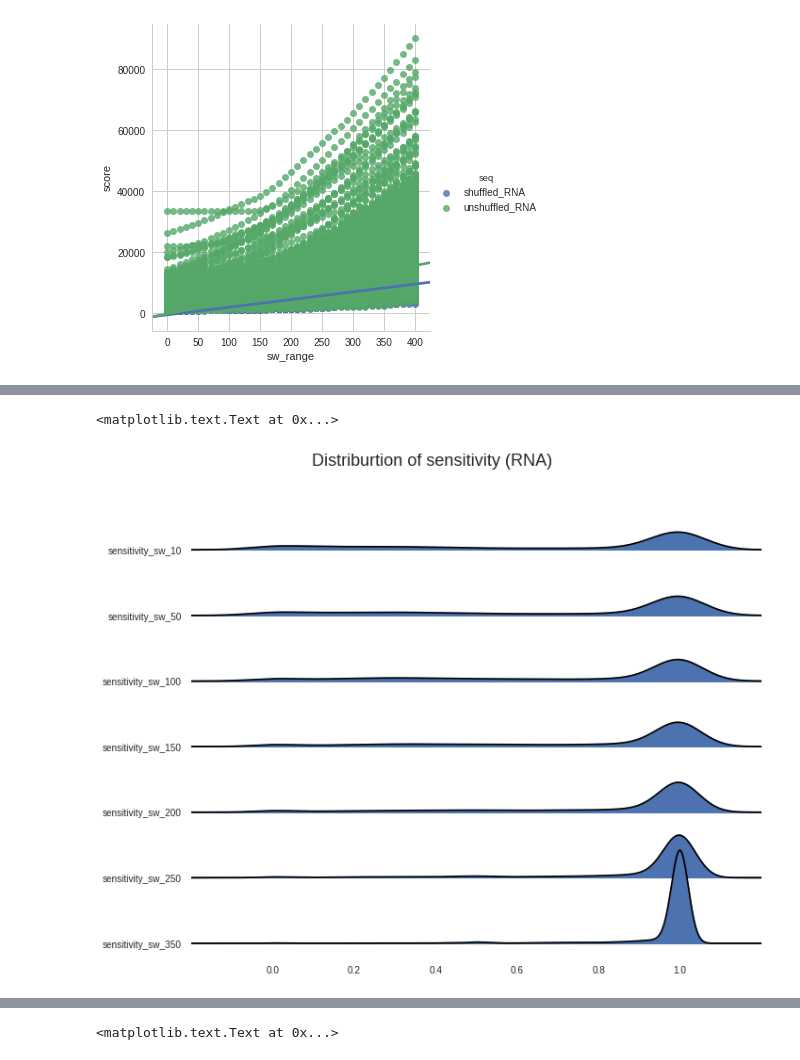
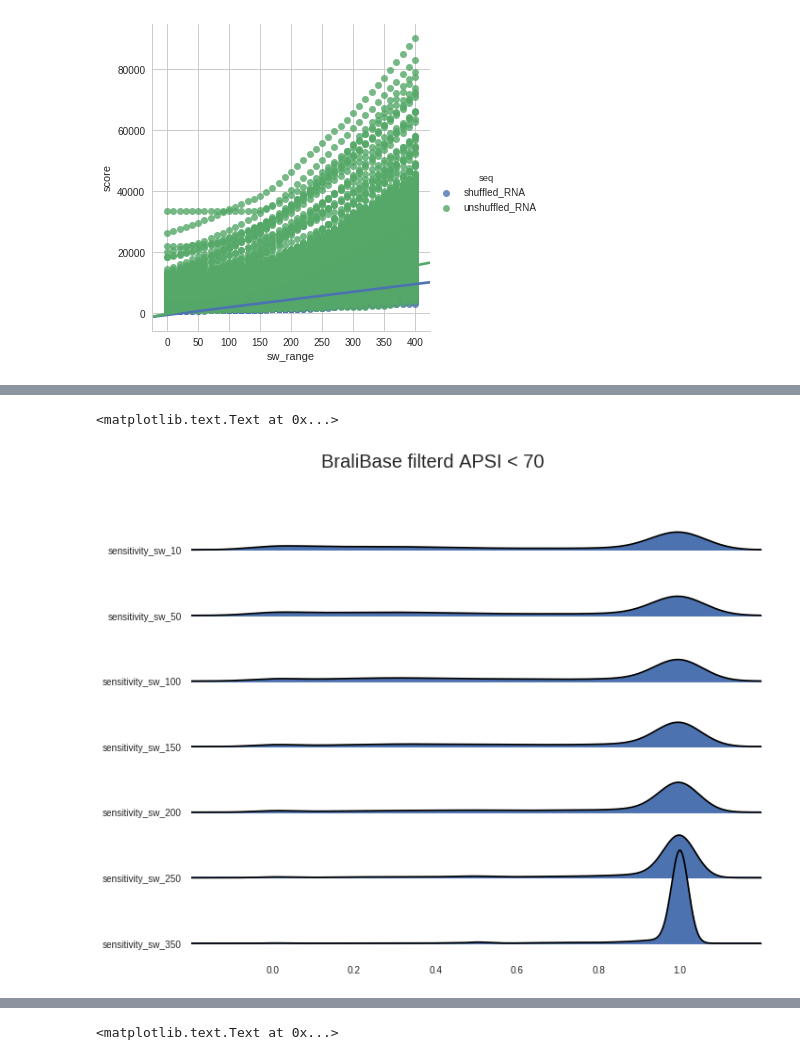
Before and after one commit to BackofenLab/local_alignment, a Jupyter notebook: analysis_notebooks/plot_struc_weight_clean.ipynb, the cells around one changed output, grey strips where cells are left out. Cells and saved outputs as stored; diff of their text form; code cells hidden in the pictures.

```diff
--- a/analysis_notebooks/plot_struc_weight_clean.ipynb
+++ b/analysis_notebooks/plot_struc_weight_clean.ipynb
@@ -209,5 +209,5 @@ file_compleat_sw_0_400_shuffled_seq ='/home/muellert/Dokumente/locarna_parameter
 ### call function to construct df
 # %%
 # call functions to read the data
-df_dict = read_file_to_df(file_test)
-df_dict_shuffled_seq = read_file_to_df(file_test)
+df_dict = read_file_to_df(file_compleat_sw_0_400)
+df_dict_shuffled_seq = read_file_to_df(file_compleat_sw_0_400_shuffled_seq)
@@ -428,16 +478,18 @@ fig.suptitle('Distriburtion of sensitivity (RNA) and specificity (context)', fon
 # %%
 %matplotlib inline
 fig = plt.figure(figsize=(10,8))
 ax = fig.gca()# define axis
 fig, axes = joypy.joyplot(df_plot_sens, ax=ax)
 
 #ax.set_title('Locarna scors for different structure weights')
 #ax.set_xlabel('structure weight')
 #ax.set_ylabel('locarna score')
-fig.suptitle('Distriburtion of sensitivity (RNA)', fontsize=18)
+#fig.suptitle('Distriburtion of sensitivity (RNA)', fontsize=18)
+fig.suptitle('BraliBase filterd APSI < 70', fontsize=20)
+#fig.suptitle('Full BraliBase', fontsize=20)
 # %% [output]
 <matplotlib.text.Text at 0x...>
-[figure, old version]
+[figure, new version]
 # %%
 %matplotlib inline
 fig = plt.figure(figsize=(10,8))
```
Also changed, not shown: parts of 8 cells of this notebook.
